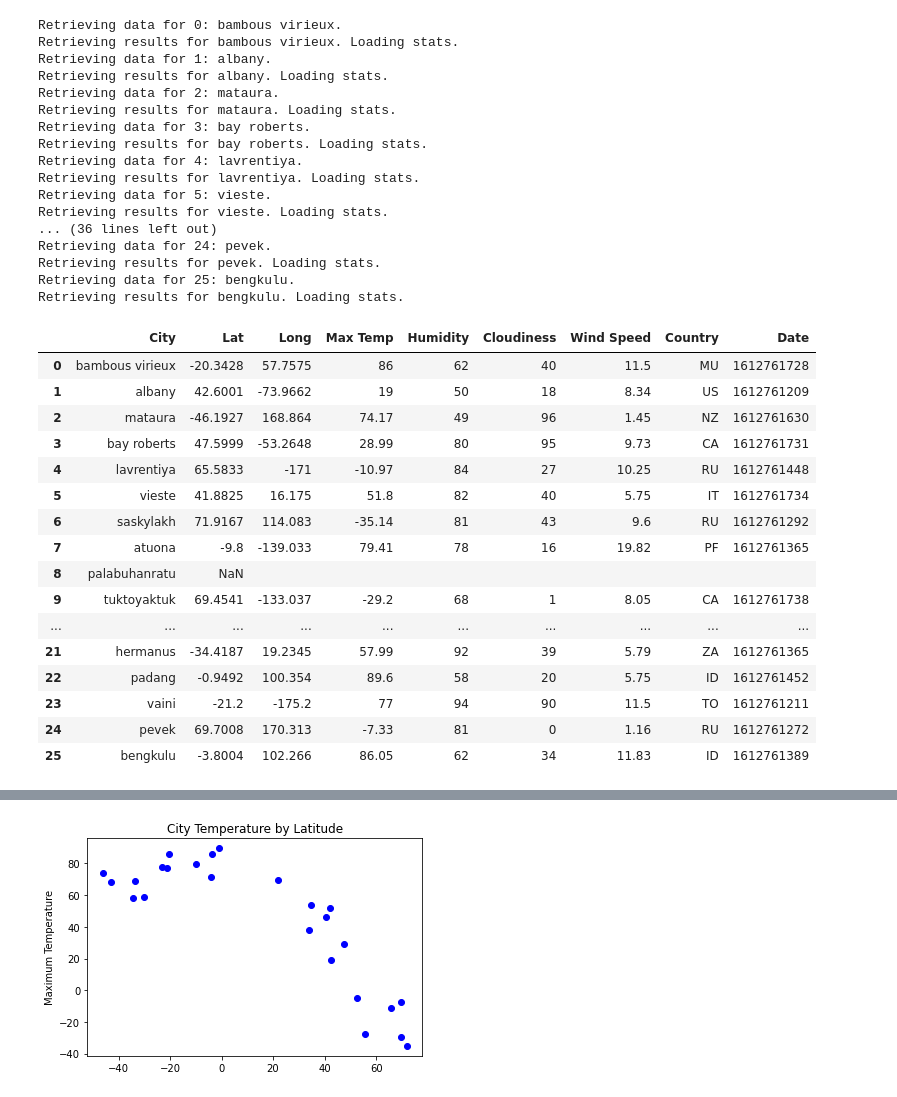
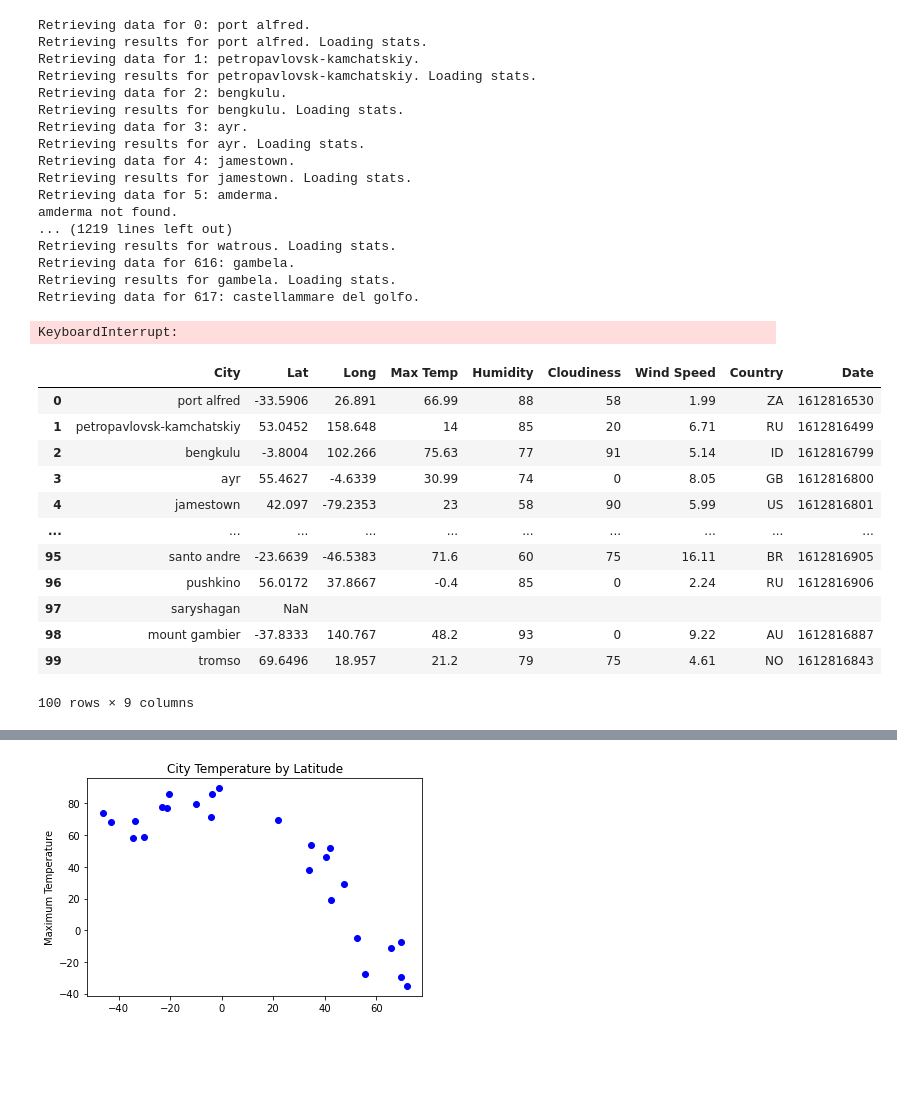
Before and after one commit to mel-c-lowe/Python-API-Challenge, a Jupyter notebook: WeatherPy/WeatherPy.ipynb, the cells around one changed output, grey strips where cells are left out. Cells and saved outputs as stored; diff of their text form; code cells hidden in the pictures; blank space fills up the shorter version.

```diff
--- a/WeatherPy/WeatherPy.ipynb
+++ b/WeatherPy/WeatherPy.ipynb
@@ -29,8 +32,8 @@ coordinates = []
 cities = []
 
 # Create a set of random lat and lng combinations
-lats = np.random.uniform(lat_range[0], lat_range[1], size=30)
-lngs = np.random.uniform(lng_range[0], lng_range[1], size=30)
+lats = np.random.uniform(lat_range[0], lat_range[1], size=1500)
+lngs = np.random.uniform(lng_range[0], lng_range[1], size=1500)
 coordinates = zip(lats, lngs)
 
 # Identify nearest city for each lat, lng combination
@@ -176,43 +156,40 @@ for index, row in weather_data.iterrows():
 
     time.sleep(1)
 # %% [output]
-Retrieving data for 0: bambous virieux.
-Retrieving results for bambous virieux. Loading stats.
-Retrieving data for 1: albany.
-Retrieving results for albany. Loading stats.
-Retrieving data for 2: mataura.
-Retrieving results for mataura. Loading stats.
-Retrieving data for 3: bay roberts.
-Retrieving results for bay roberts. Loading stats.
-Retrieving data for 4: lavrentiya.
-Retrieving results for lavrentiya. Loading stats.
-Retrieving data for 5: vieste.
-Retrieving results for vieste. Loading stats.
-... (36 lines left out)
-Retrieving data for 24: pevek.
-Retrieving results for pevek. Loading stats.
-Retrieving data for 25: bengkulu.
+Retrieving data for 0: port alfred.
+Retrieving results for port alfred. Loading stats.
+Retrieving data for 1: petropavlovsk-kamchatskiy.
+Retrieving results for petropavlovsk-kamchatskiy. Loading stats.
+Retrieving data for 2: bengkulu.
 Retrieving results for bengkulu. Loading stats.
+Retrieving data for 3: ayr.
+Retrieving results for ayr. Loading stats.
+Retrieving data for 4: jamestown.
+Retrieving results for jamestown. Loading stats.
+Retrieving data for 5: amderma.
+amderma not found.
+... (1219 lines left out)
+Retrieving results for watrous. Loading stats.
+Retrieving data for 616: gambela.
+Retrieving results for gambela. Loading stats.
+Retrieving data for 617: castellammare del golfo.
+KeyboardInterrupt:
 # %%
-weather_data
+weather_data.head(100)
 # %% [output]
 |  | City | Lat | Long | Max Temp | Humidity | Cloudiness | Wind Speed | Country | Date |
-| 0 | bambous virieux | -20.3428 | 57.7575 | 86 | 62 | 40 | 11.5 | MU | 1612761728 |
-| 1 | albany | 42.6001 | -73.9662 | 19 | 50 | 18 | 8.34 | US | 1612761209 |
-| 2 | mataura | -46.1927 | 168.864 | 74.17 | 49 | 96 | 1.45 | NZ | 1612761630 |
-| 3 | bay roberts | 47.5999 | -53.2648 | 28.99 | 80 | 95 | 9.73 | CA | 1612761731 |
-| 4 | lavrentiya | 65.5833 | -171 | -10.97 | 84 | 27 | 10.25 | RU | 1612761448 |
-| 5 | vieste | 41.8825 | 16.175 | 51.8 | 82 | 40 | 5.75 | IT | 1612761734 |
-| 6 | saskylakh | 71.9167 | 114.083 | -35.14 | 81 | 43 | 9.6 | RU | 1612761292 |
-| 7 | atuona | -9.8 | -139.033 | 79.41 | 78 | 16 | 19.82 | PF | 1612761365 |
-| 8 | palabuhanratu | NaN |  |  |  |  |  |  |  |
-| 9 | tuktoyaktuk | 69.4541 | -133.037 | -29.2 | 68 | 1 | 8.05 | CA | 1612761738 |
+| 0 | port alfred | -33.5906 | 26.891 | 66.99 | 88 | 58 | 1.99 | ZA | 1612816530 |
+| 1 | petropavlovsk-kamchatskiy | 53.0452 | 158.648 | 14 | 85 | 20 | 6.71 | RU | 1612816499 |
+| 2 | bengkulu | -3.8004 | 102.266 | 75.63 | 77 | 91 | 5.14 | ID | 1612816799 |
+| 3 | ayr | 55.4627 | -4.6339 | 30.99 | 74 | 0 | 8.05 | GB | 1612816800 |
+| 4 | jamestown | 42.097 | -79.2353 | 23 | 58 | 90 | 5.99 | US | 1612816801 |
 | ... | ... | ... | ... | ... | ... | ... | ... | ... | ... |
-| 21 | hermanus | -34.4187 | 19.2345 | 57.99 | 92 | 39 | 5.79 | ZA | 1612761365 |
-| 22 | padang | -0.9492 | 100.354 | 89.6 | 58 | 20 | 5.75 | ID | 1612761452 |
-| 23 | vaini | -21.2 | -175.2 | 77 | 94 | 90 | 11.5 | TO | 1612761211 |
-| 24 | pevek | 69.7008 | 170.313 | -7.33 | 81 | 0 | 1.16 | RU | 1612761272 |
-| 25 | bengkulu | -3.8004 | 102.266 | 86.05 | 62 | 34 | 11.83 | ID | 1612761389 |
+| 95 | santo andre | -23.6639 | -46.5383 | 71.6 | 60 | 75 | 16.11 | BR | 1612816905 |
+| 96 | pushkino | 56.0172 | 37.8667 | -0.4 | 85 | 0 | 2.24 | RU | 1612816906 |
+| 97 | saryshagan | NaN |  |  |  |  |  |  |  |
+| 98 | mount gambier | -37.8333 | 140.767 | 48.2 | 93 | 0 | 9.22 | AU | 1612816887 |
+| 99 | tromso | 69.6496 | 18.957 | 21.2 | 79 | 75 | 4.61 | NO | 1612816843 |
+100 rows × 9 columns
 # %%
 weather_data.dropna(inplace=True)
 weather_data.reset_index(drop=True, inplace=True)
```
Also changed, not shown: parts of 11 cells of this notebook, 1 other file.
